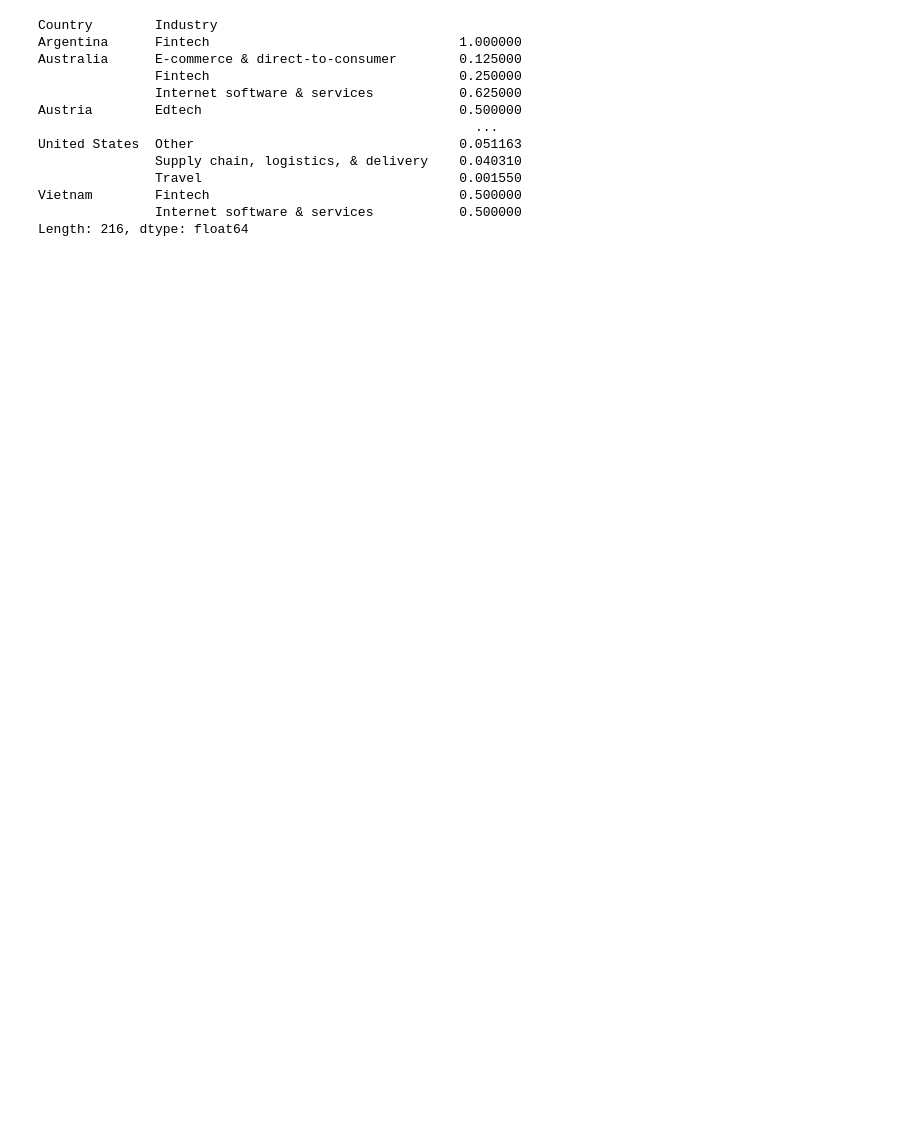
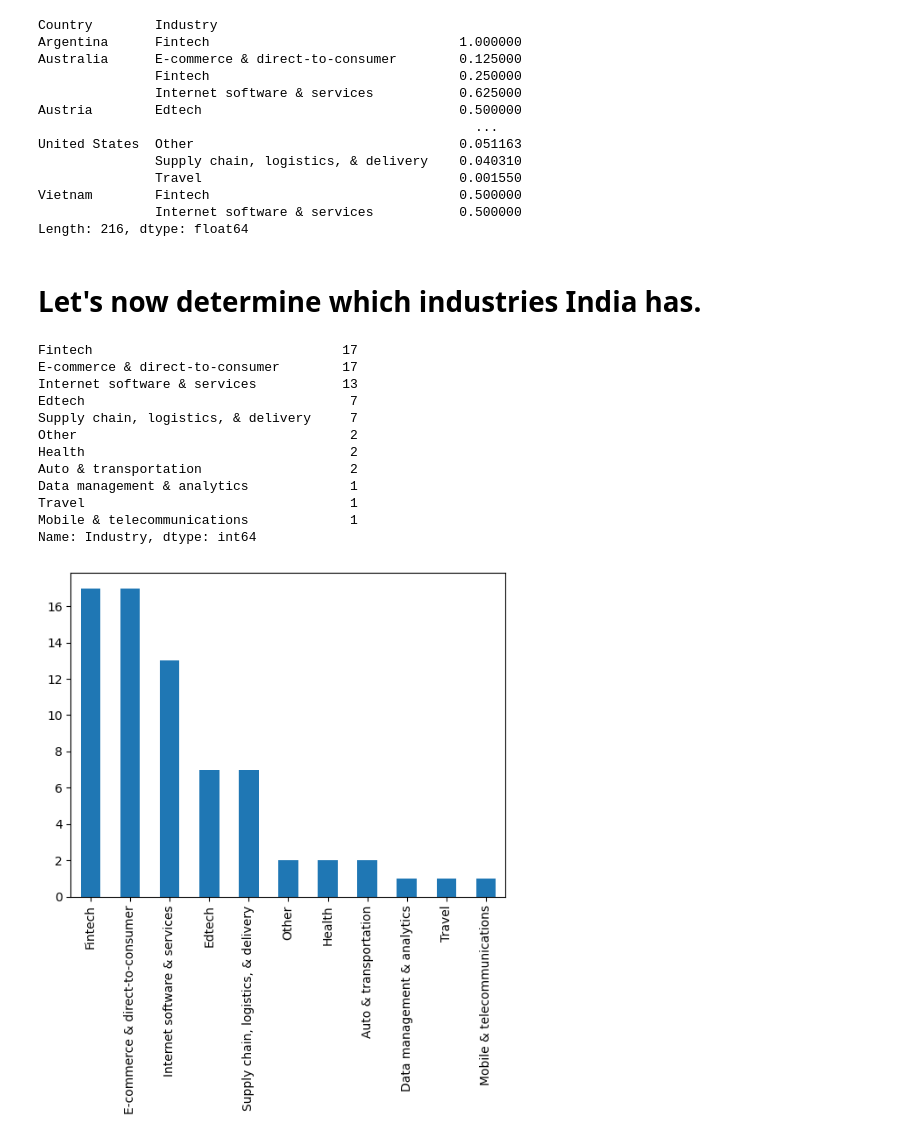
Before and after one commit to amalsalilan/Unicorn-Insights-A-Comprehensive-Data-Analysis-of-Unicorn-Companie, a Jupyter notebook: Notebook.ipynb, the cells around one changed output. Cells and saved outputs as stored; diff of their text form; code cells hidden in the pictures; blank space fills up the shorter version.

```diff
--- a/Notebook.ipynb
+++ b/Notebook.ipynb
@@ -139,3 +141,23 @@ United States  Other                                  0.051163
 Vietnam        Fintech                                0.500000
                Internet software & services           0.500000
 Length: 216, dtype: float64
+# %% [markdown]
+# Let's now determine which industries India has.
+# %%
+data_ind=data.loc[data.Country.isin(['India'])]
+data_ind.Industry.value_counts().plot(kind='bar')
+data_ind['Industry'].value_counts()
+# %% [output]
+Fintech                                17
+E-commerce & direct-to-consumer        17
+Internet software & services           13
+Edtech                                  7
+Supply chain, logistics, & delivery     7
+Other                                   2
+Health                                  2
+Auto & transportation                   2
+Data management & analytics             1
+Travel                                  1
+Mobile & telecommunications             1
+Name: Industry, dtype: int64
+[figure, added]
```
Also changed, not shown: parts of 9 cells of this notebook.
